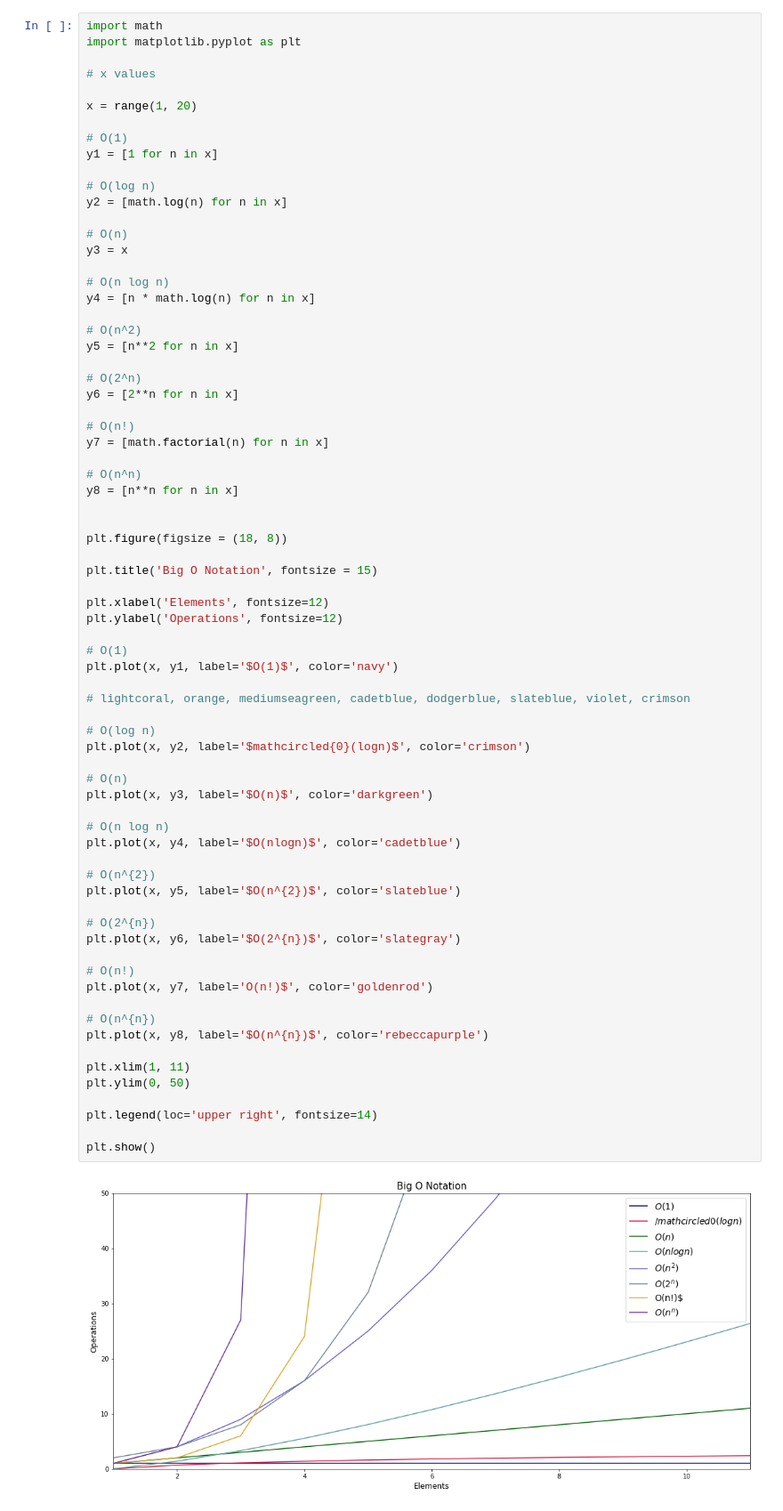
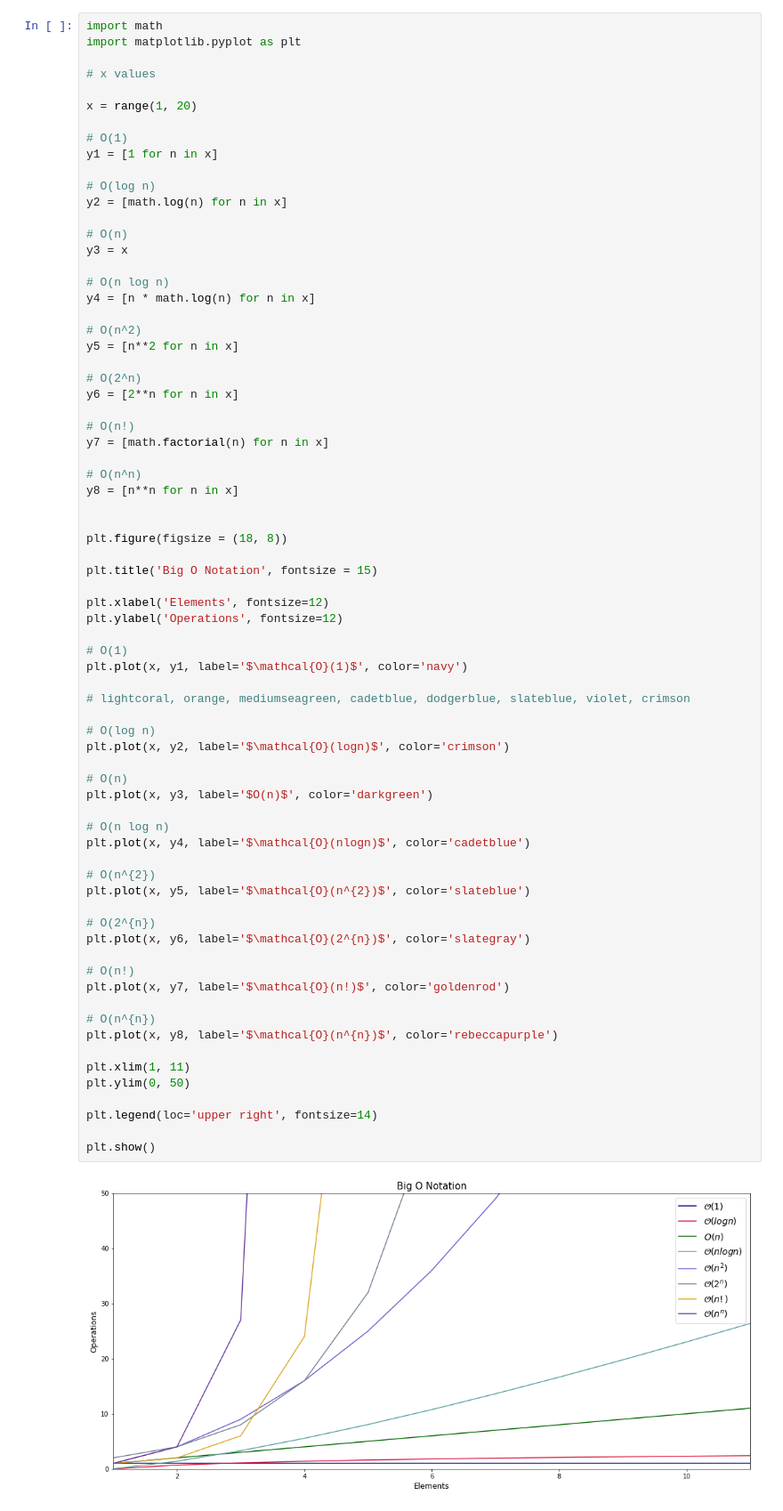
Before and after one commit to brandonjbryant/numpy-pandas-visualization-exercises, a Jupyter notebook: big-o-notation.ipynb, the cells around one changed output. Shown at 89% size. Drawn from its saved outputs; the diff is of its cells as text.

Commit message:
Added in /mathcal(calligraphy)

```diff
--- a/big-o-notation.ipynb
+++ b/big-o-notation.ipynb
@@ -37,38 +37,38 @@ plt.title('Big O Notation', fontsize = 15)
 
 plt.xlabel('Elements', fontsize=12)
 plt.ylabel('Operations', fontsize=12)
 
 # O(1)
-plt.plot(x, y1, label='$O(1)$', color='navy')
+plt.plot(x, y1, label='$\mathcal{O}(1)$', color='navy')
 
 # lightcoral, orange, mediumseagreen, cadetblue, dodgerblue, slateblue, violet, crimson
 
 # O(log n)
-plt.plot(x, y2, label='$mathcircled{0}(logn)$', color='crimson')
+plt.plot(x, y2, label='$\mathcal{O}(logn)$', color='crimson')
 
 # O(n)
 plt.plot(x, y3, label='$O(n)$', color='darkgreen')
 
 # O(n log n)
-plt.plot(x, y4, label='$O(nlogn)$', color='cadetblue')
+plt.plot(x, y4, label='$\mathcal{O}(nlogn)$', color='cadetblue')
 
 # O(n^{2})
-plt.plot(x, y5, label='$O(n^{2})$', color='slateblue')
+plt.plot(x, y5, label='$\mathcal{O}(n^{2})$', color='slateblue')
 
 # O(2^{n})
-plt.plot(x, y6, label='$O(2^{n})$', color='slategray')
+plt.plot(x, y6, label='$\mathcal{O}(2^{n})$', color='slategray')
 
 # O(n!)
-plt.plot(x, y7, label='O(n!)$', color='goldenrod')
+plt.plot(x, y7, label='$\mathcal{O}(n!)$', color='goldenrod')
 
 # O(n^{n})
-plt.plot(x, y8, label='$O(n^{n})$', color='rebeccapurple')
+plt.plot(x, y8, label='$\mathcal{O}(n^{n})$', color='rebeccapurple')
 
 plt.xlim(1, 11)
 plt.ylim(0, 50)
 
 plt.legend(loc='upper right', fontsize=14)
 
 plt.show()
 # %% [output]
-[figure, old version]
+[figure, new version]
```
